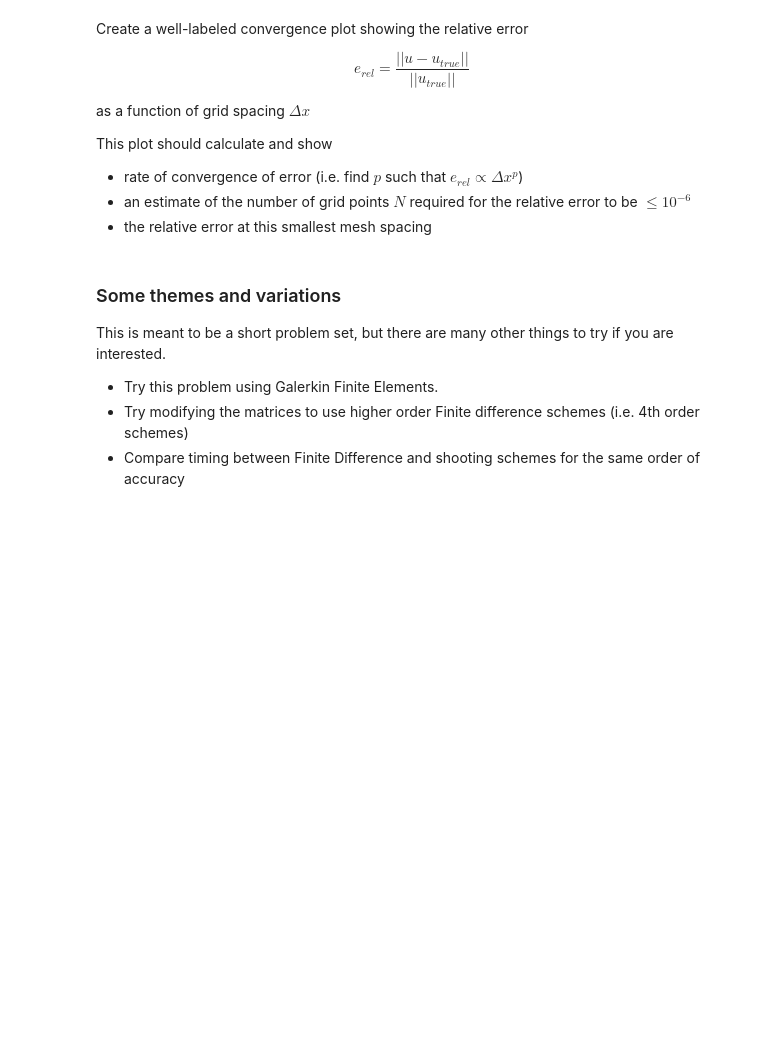
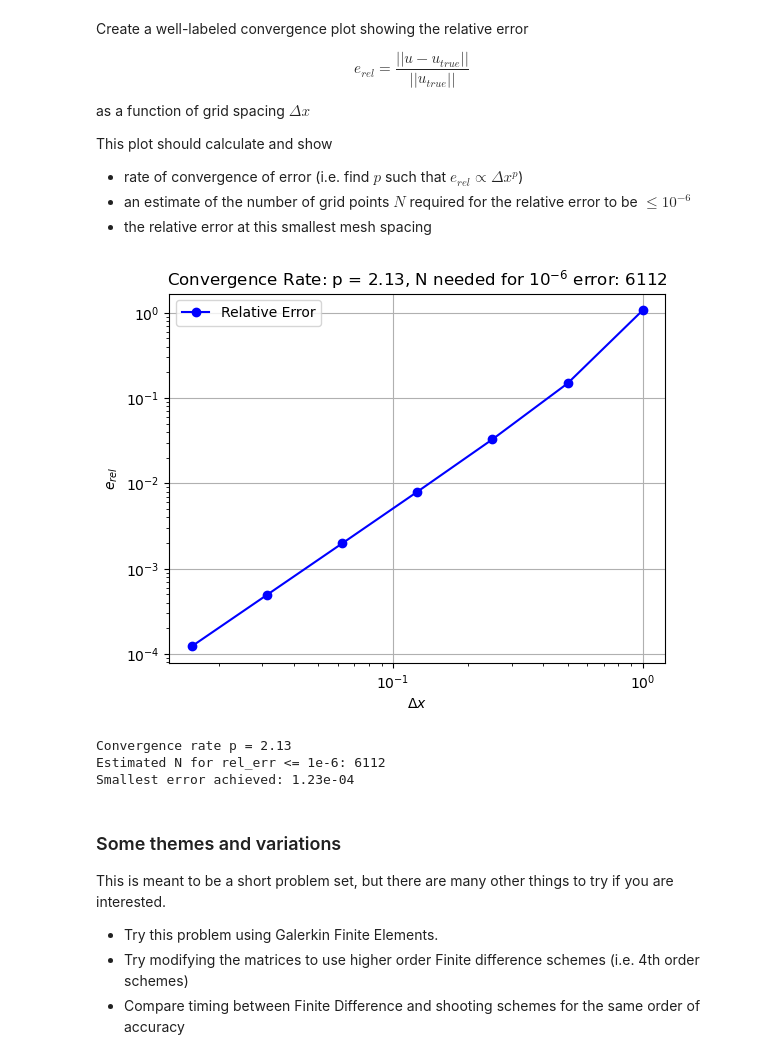
Before and after one commit to mpmendoza/intro-numerical-methods, a Jupyter notebook: hw6/HW6_ODE_BVP.ipynb, the cells around one changed output. Drawn from its saved outputs; the diff is of its cells as text; code cells hidden in the pictures; blank space fills up the shorter version.

Commit message:
add hw6 results and code

```diff
--- a/hw6/HW6_ODE_BVP.ipynb
+++ b/hw6/HW6_ODE_BVP.ipynb
@@ -217,3 +593,73 @@ raise NotImplementedError()
+# %%
+# Make a well labeled convergence plot that shows  convergence rate of relative error vs grid spacing
+
+# Grid sizes to test
+N_values = [11, 21, 41, 81, 161, 321, 641]
+
+# Storage for errors and grid spacings
+errors = []
+dx_values = []
+
+L = 10.0
+
+for N in N_values:
+    # Create grid
+    x = numpy.linspace(0, L, N)
+    dx = x[1] - x[0]
+
+    # Build the matrix A = D^2 + I (for interior rows only)
+    A = D2(x, ['dirichlet', 'dirichlet'])
+    for i in range(1, N-1):
+        A[i, i] += 1.0
+
+    # Build the RHS vector
+    f_forcing = lambda x: numpy.sin(3.0 * x)
+    b = RHS(x, f_forcing, [0.0, 0.0])
+
+    # Solve the linear system
+    u = spsolve(A, b)
+
+    # Compute relative error
+    u_exact = u_true(x, L)
+    rel_err = numpy.linalg.norm(u - u_exact) / numpy.linalg.norm(u_exact)
+
+    # Store results
+    dx_values.append(dx)
+    errors.append(rel_err)
+
+# Convert to numpy arrays
+dx_values = numpy.array(dx_values)
+errors = numpy.array(errors)
+
+# Find convergence rate
+p = numpy.polyfit(numpy.log(dx_values), numpy.log(errors), 1)[0]
+
+# Estimate N needed for error <= 1e-6
+# Use the relationship: error ≈ C * dx^p
+# From last data point, find C, then solve for dx needed
+C = errors[-1] / (dx_values[-1] ** p)
+dx_needed = (1.e-6 / C) ** (1.0 / p)
+N_needed = int(numpy.ceil(L / dx_needed)) + 1
+
+# Make the convergence plot
+plt.figure()
+plt.loglog(dx_values, errors, 'bo-', label='Relative Error')
+plt.xlabel(r'$\Delta x$')
+plt.ylabel(r'$e_{rel}$')
+plt.title(f'Convergence Rate: p = {p:.2f}, N needed for $10^{{-6}}$ error: {N_needed}')
+plt.grid(True)
+plt.legend()
+plt.show()
+
+# Print results
+print(f'Convergence rate p = {p:.2f}')
+print(f'Estimated N for rel_err <= 1e-6: {N_needed}')
+print(f'Smallest error achieved: {errors[-1]:.2e}')
+# %% [output]
+[figure, added]
+Convergence rate p = 2.13
+Estimated N for rel_err <= 1e-6: 6112
+Smallest error achieved: 1.23e-04
 # %% [markdown]
 ### Some themes and variations
 
```
Also changed, not shown: parts of 13 cells of this notebook.
